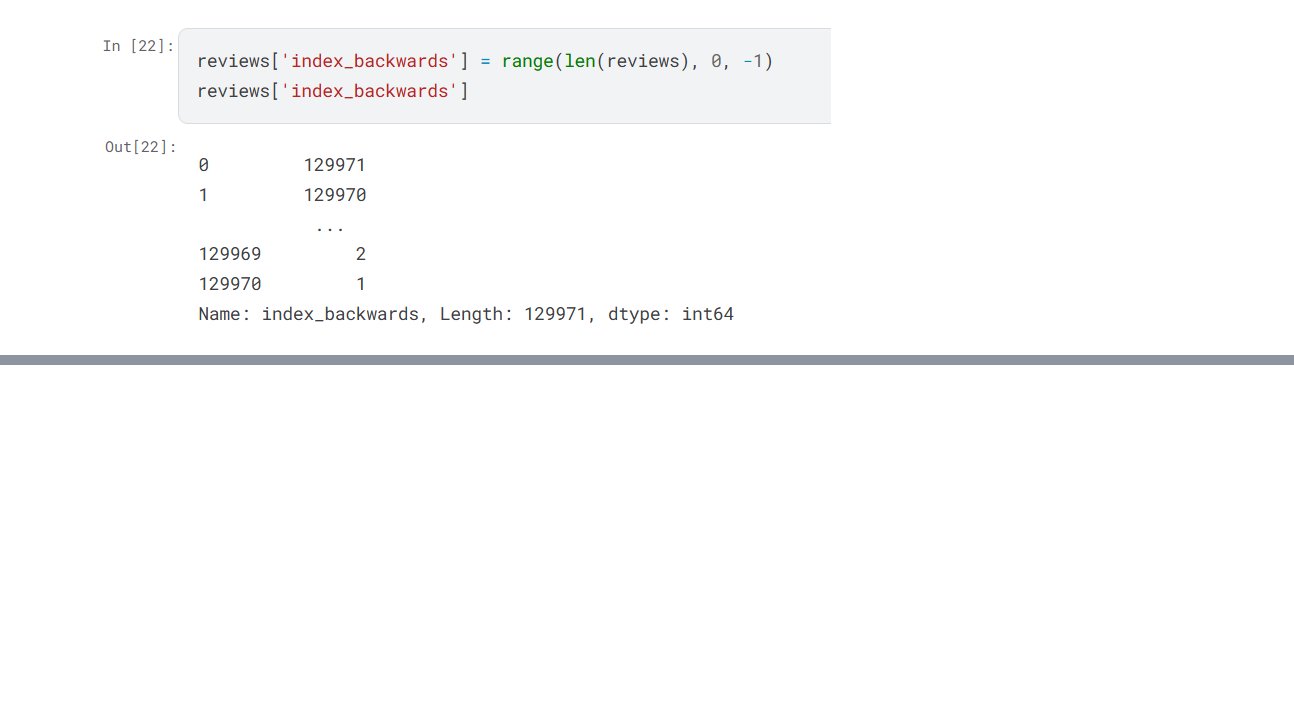
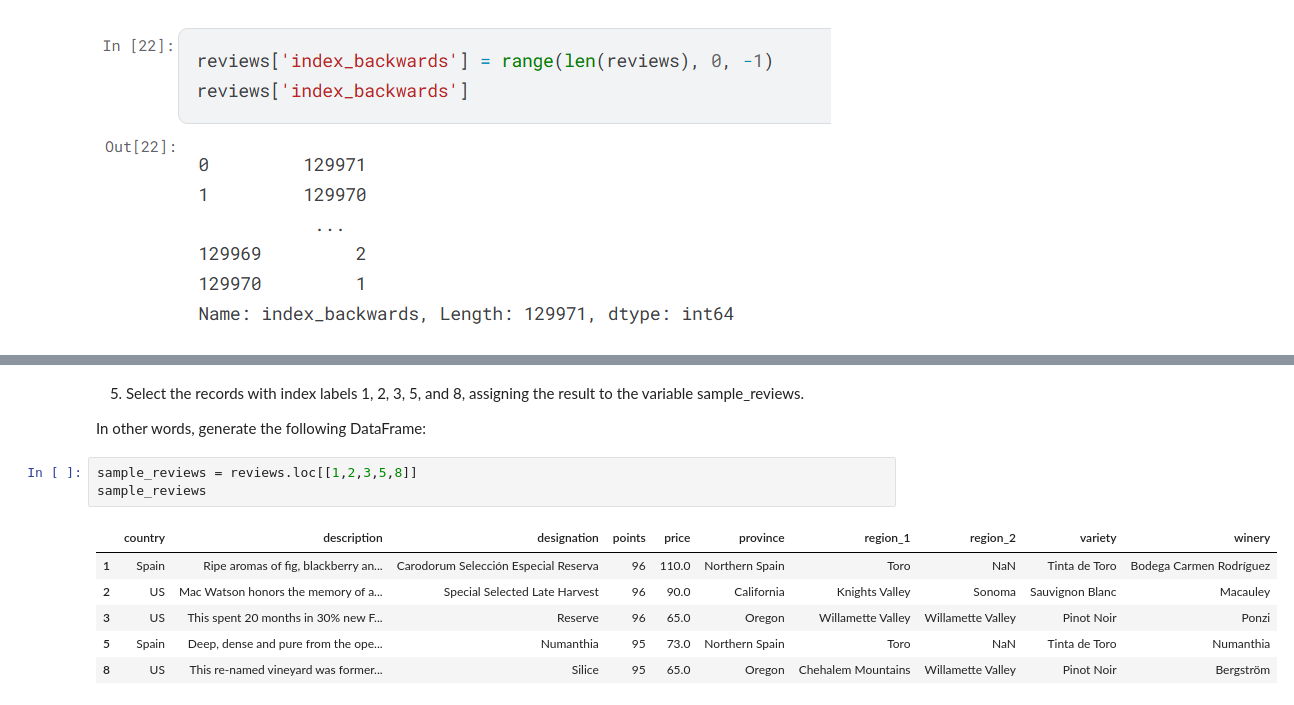
Before and after one commit to himanshu2285/ML-practices, a Jupyter notebook: PandasPractice.ipynb, the cells around one changed output, grey strips where cells are left out. Drawn from its saved outputs; the diff is of its cells as text; blank space fills up the shorter version.

```diff
--- a/PandasPractice.ipynb
+++ b/PandasPractice.ipynb
@@ -131,0 +196,14 @@ reviews['index_backwards']
+# %% [markdown]
+5. Select the records with index labels 1, 2, 3, 5, and 8, assigning the result to the variable sample_reviews.
+
+In other words, generate the following DataFrame:
+# %%
+sample_reviews = reviews.loc[[1,2,3,5,8]]
+sample_reviews
+# %% [output]
+|  | country | description | designation | points | price | province | region_1 | region_2 | variety | winery |
+| 1 | Spain | Ripe aromas of fig, blackberry an... | Carodorum Selección Especial Reserva | 96 | 110.0 | Northern Spain | Toro | NaN | Tinta de Toro | Bodega Carmen Rodríguez |
+| 2 | US | Mac Watson honors the memory of a... | Special Selected Late Harvest | 96 | 90.0 | California | Knights Valley | Sonoma | Sauvignon Blanc | Macauley |
+| 3 | US | This spent 20 months in 30% new F... | Reserve | 96 | 65.0 | Oregon | Willamette Valley | Willamette Valley | Pinot Noir | Ponzi |
+| 5 | Spain | Deep, dense and pure from the ope... | Numanthia | 95 | 73.0 | Northern Spain | Toro | NaN | Tinta de Toro | Numanthia |
+| 8 | US | This re-named vineyard was former... | Silice | 95 | 65.0 | Oregon | Chehalem Mountains | Willamette Valley | Pinot Noir | Bergström |
```
Also changed, not shown: parts of 17 cells of this notebook, 2 other files.
